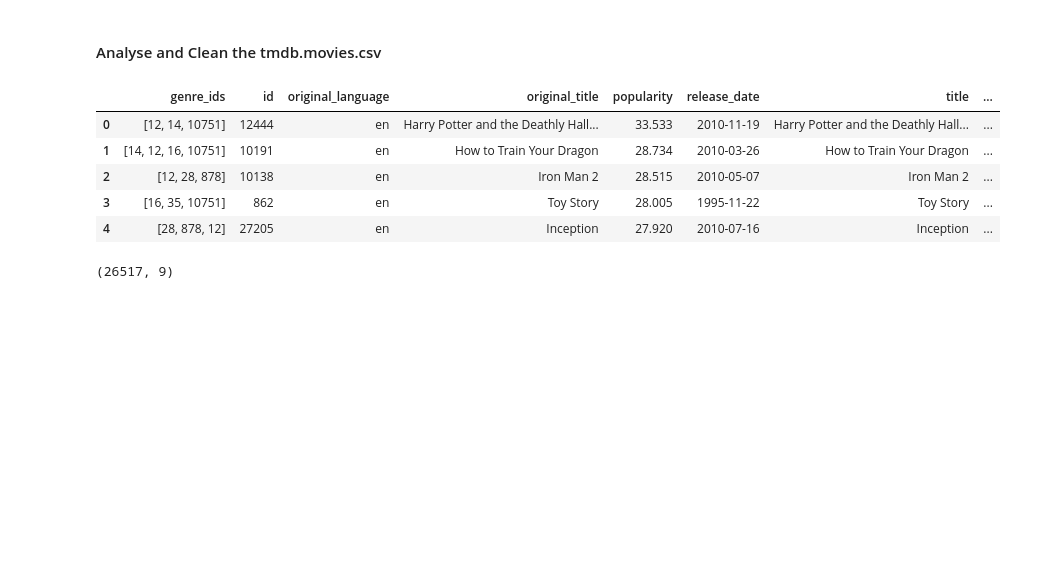
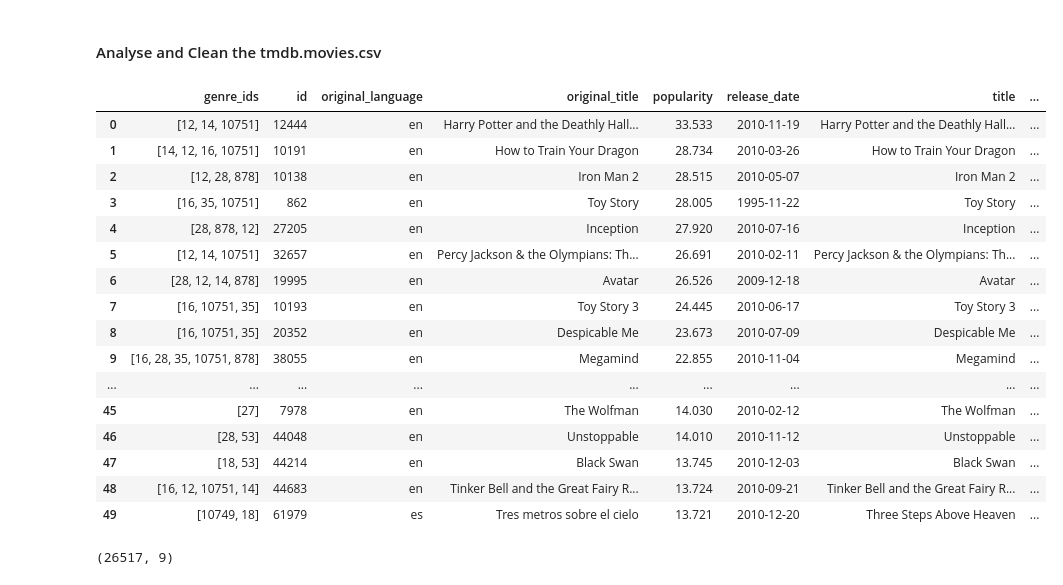
Before and after one commit to whareverr/dsc-phase-1-project-v2-4, a Jupyter notebook: student.ipynb, the cells around one changed output. Drawn from its saved outputs; the diff is of its cells as text; code cells hidden in the pictures; blank space fills up the shorter version.

Commit message:
Data visualizations for tmdb dataset

```diff
--- a/student.ipynb
+++ b/student.ipynb
@@ -121,14 +145,25 @@ After dropping rows with missing values using dropna(), the dataset was reduced
 # %% [markdown]
 #### Analyse and Clean the tmdb.movies.csv
 # %%
-tmdb_df.head()
+tmdb_df.head(50)
 # %% [output]
 |  | genre_ids | id | original_language | original_title | popularity | release_date | title | ... |
 | 0 | [12, 14, 10751] | 12444 | en | Harry Potter and the Deathly Hall... | 33.533 | 2010-11-19 | Harry Potter and the Deathly Hall... | ... |
 | 1 | [14, 12, 16, 10751] | 10191 | en | How to Train Your Dragon | 28.734 | 2010-03-26 | How to Train Your Dragon | ... |
 | 2 | [12, 28, 878] | 10138 | en | Iron Man 2 | 28.515 | 2010-05-07 | Iron Man 2 | ... |
 | 3 | [16, 35, 10751] | 862 | en | Toy Story | 28.005 | 1995-11-22 | Toy Story | ... |
 | 4 | [28, 878, 12] | 27205 | en | Inception | 27.920 | 2010-07-16 | Inception | ... |
+| 5 | [12, 14, 10751] | 32657 | en | Percy Jackson & the Olympians: Th... | 26.691 | 2010-02-11 | Percy Jackson & the Olympians: Th... | ... |
+| 6 | [28, 12, 14, 878] | 19995 | en | Avatar | 26.526 | 2009-12-18 | Avatar | ... |
+| 7 | [16, 10751, 35] | 10193 | en | Toy Story 3 | 24.445 | 2010-06-17 | Toy Story 3 | ... |
+| 8 | [16, 10751, 35] | 20352 | en | Despicable Me | 23.673 | 2010-07-09 | Despicable Me | ... |
+| 9 | [16, 28, 35, 10751, 878] | 38055 | en | Megamind | 22.855 | 2010-11-04 | Megamind | ... |
+| ... | ... | ... | ... | ... | ... | ... | ... | ... |
+| 45 | [27] | 7978 | en | The Wolfman | 14.030 | 2010-02-12 | The Wolfman | ... |
+| 46 | [28, 53] | 44048 | en | Unstoppable | 14.010 | 2010-11-12 | Unstoppable | ... |
+| 47 | [18, 53] | 44214 | en | Black Swan | 13.745 | 2010-12-03 | Black Swan | ... |
+| 48 | [16, 12, 10751, 14] | 44683 | en | Tinker Bell and the Great Fairy R... | 13.724 | 2010-09-21 | Tinker Bell and the Great Fairy R... | ... |
+| 49 | [10749, 18] | 61979 | es | Tres metros sobre el cielo | 13.721 | 2010-12-20 | Three Steps Above Heaven | ... |
 # %%
 tmdb_df.shape
 # %% [output]
```
Also changed, not shown: parts of 15 cells of this notebook.
